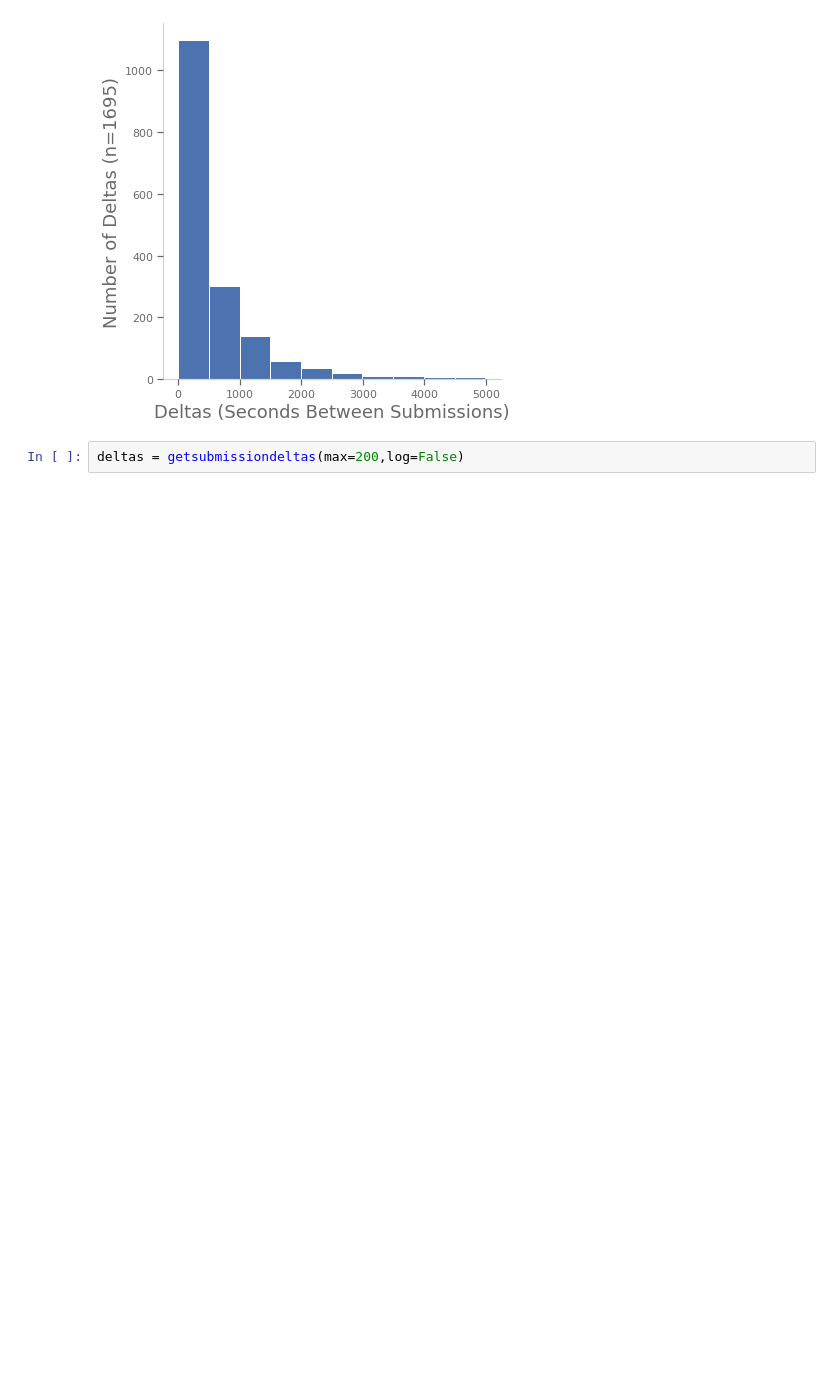
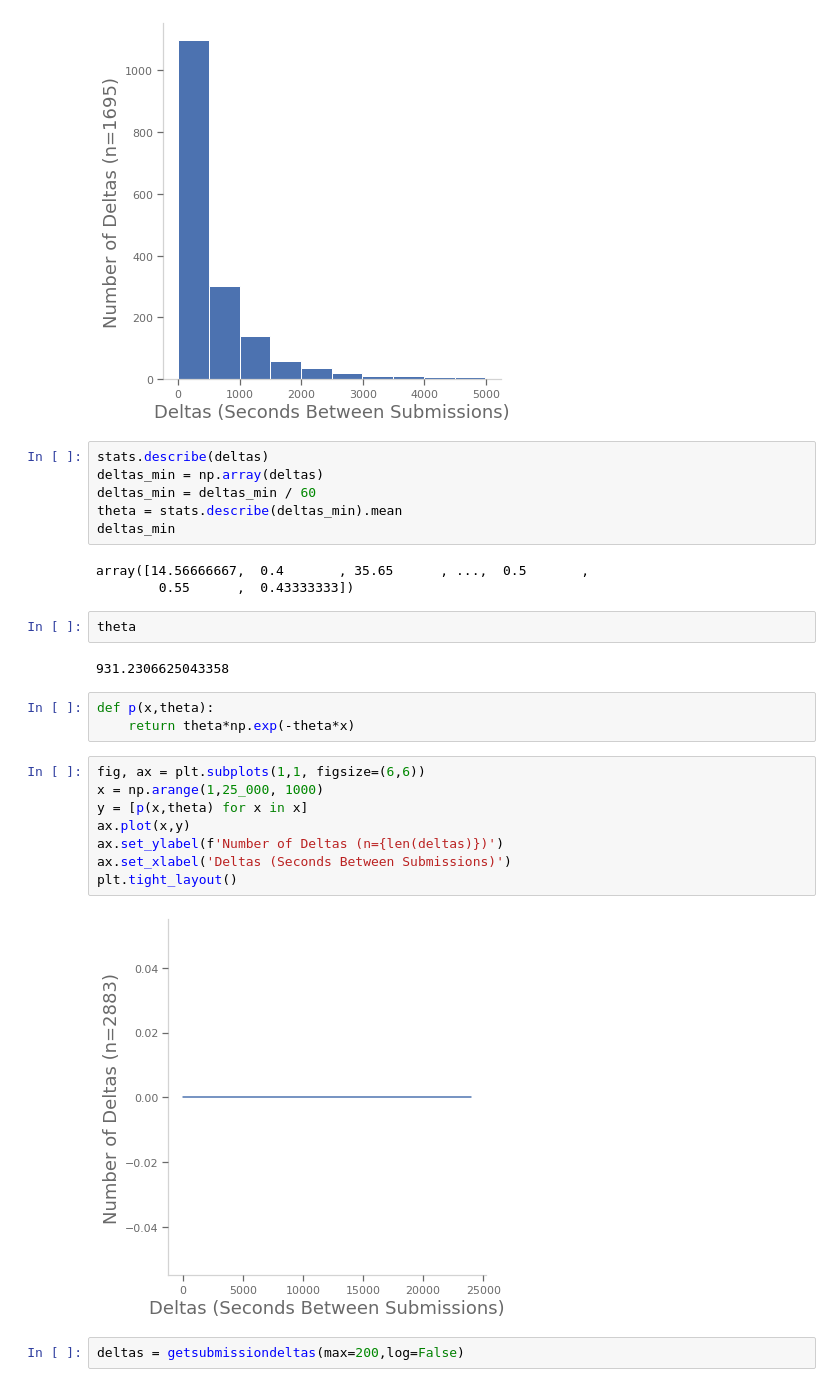
Before and after one commit to AndrewSamaha/WSBAnalysis, a Jupyter notebook: readme-testing.ipynb, the cells around one changed output. Drawn from its saved outputs; the diff is of its cells as text; blank space fills up the shorter version.

```diff
--- a/readme-testing.ipynb
+++ b/readme-testing.ipynb
@@ -258,6 +258,32 @@ deltas = getsubmissiondeltas()
 deltas = getsubmissiondeltas(max=5000,log=False)
 # %% [output]
 [figure]
+# %%
+stats.describe(deltas)
+deltas_min = np.array(deltas)
+deltas_min = deltas_min / 60
+theta = stats.describe(deltas_min).mean
+deltas_min
+# %% [output]
+array([14.56666667,  0.4       , 35.65      , ...,  0.5       ,
+        0.55      ,  0.43333333])
+# %%
+theta
+# %% [output]
+931.2306625043358
+# %%
+def p(x,theta):
+    return theta*np.exp(-theta*x)
+# %%
+fig, ax = plt.subplots(1,1, figsize=(6,6))
+x = np.arange(1,25_000, 1000)
+y = [p(x,theta) for x in x]
+ax.plot(x,y)
+ax.set_ylabel(f'Number of Deltas (n={len(deltas)})')
+ax.set_xlabel('Deltas (Seconds Between Submissions)')
+plt.tight_layout()
+# %% [output]
+[figure, added]
 # %%
 deltas = getsubmissiondeltas(max=200,log=False)
 # %% [output]
```
Also changed, not shown: parts of 7 cells of this notebook, 16 other files.
